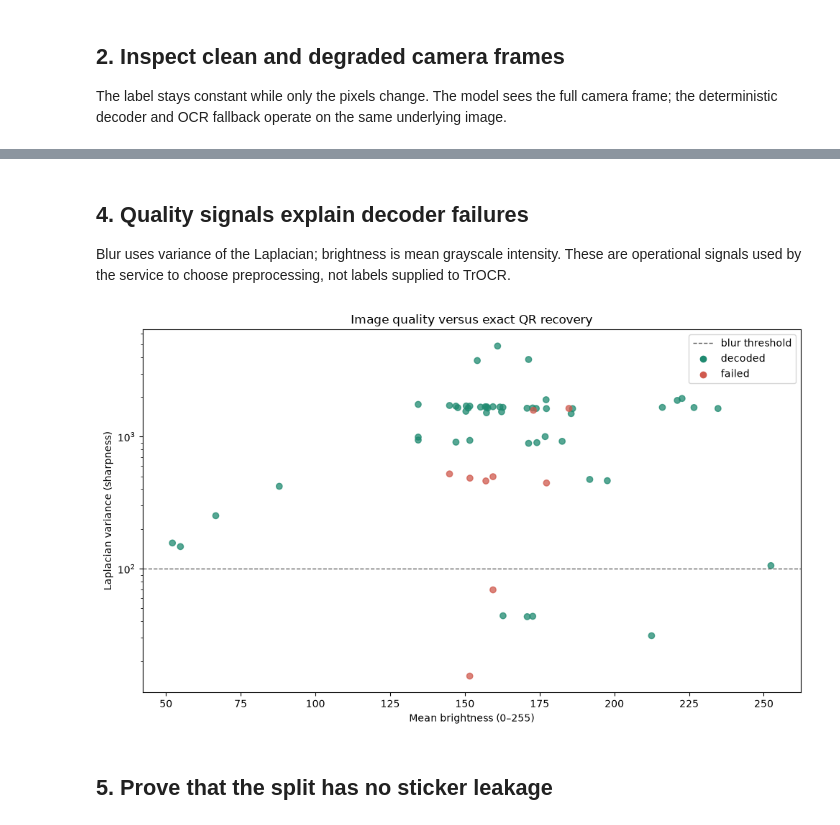
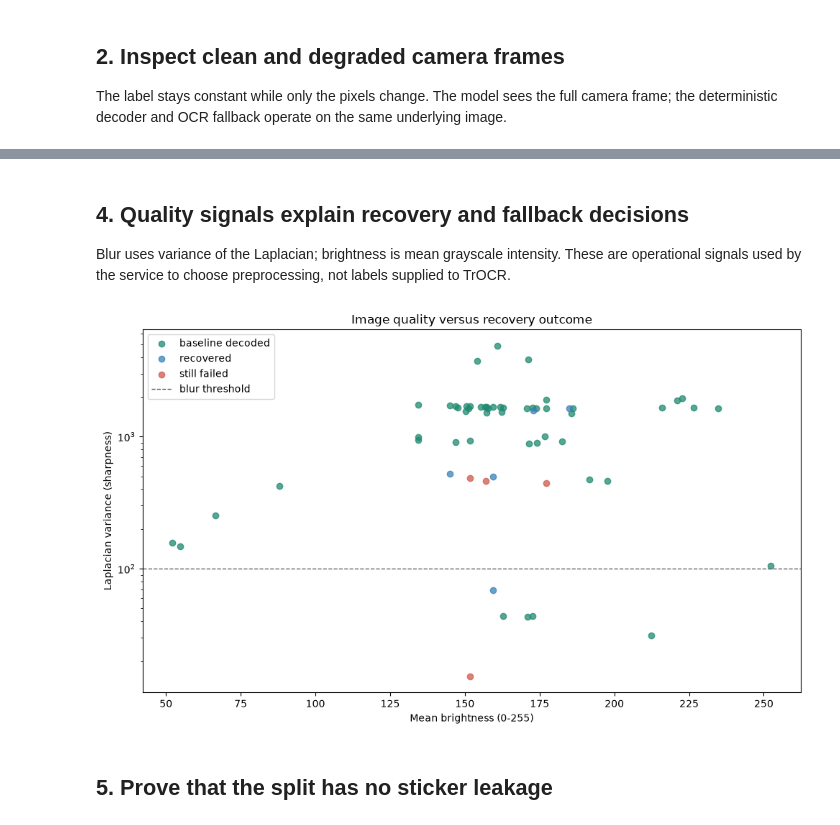
Before and after one commit to siddiqueMangi2003/tap-electric-qr-recovery, a Jupyter notebook: notebooks/hybrid_dataset_demo.ipynb, the cells around one changed output, grey strips where cells are left out. Saved outputs shown, nothing was run; the diff lists cells and outputs as text; code cells hidden in the pictures.

```diff
--- a/notebooks/hybrid_dataset_demo.ipynb
+++ b/notebooks/hybrid_dataset_demo.ipynb
@@ -169,22 +186,35 @@ degradation_report.style.format({'recovery': '{:.1%}'})
 # %% [markdown]
-## 4. Quality signals explain decoder failures
+## 4. Quality signals explain recovery and fallback decisions
 
 Blur uses variance of the Laplacian; brightness is mean grayscale intensity. These are operational signals used by the service to choose preprocessing, not labels supplied to TrOCR.
 # %%
-colors = samples['native_qr_success'].map({True: '#1f8a70', False: '#d05a4e'})
+recovery_status = pd.Series('still failed', index=samples.index)
+recovery_status.loc[samples['recovered_qr_success']] = 'recovered'
+recovery_status.loc[samples['native_qr_success']] = 'baseline decoded'
+plot_samples = samples.assign(recovery_status=recovery_status)
+status_colors = {
+    'baseline decoded': '#1f8a70',
+    'recovered': '#3b82b8',
+    'still failed': '#d05a4e',
+}
 fig, axis = plt.subplots(figsize=(10, 6))
-axis.scatter(samples['brightness_score'], samples['blur_score'], c=colors, alpha=0.75)
+for status, group in plot_samples.groupby('recovery_status'):
+    axis.scatter(
+        group['brightness_score'],
+        group['blur_score'],
+        c=status_colors[status],
+        label=status,
+        alpha=0.75,
+    )
 axis.axhline(100, color='#666666', linestyle='--', linewidth=1, label='blur threshold')
-axis.set_xlabel('Mean brightness (0–255)')
+axis.set_xlabel('Mean brightness (0-255)')
 axis.set_ylabel('Laplacian variance (sharpness)')
 axis.set_yscale('log')
-axis.set_title('Image quality versus exact QR recovery')
-axis.scatter([], [], c='#1f8a70', label='decoded')
-axis.scatter([], [], c='#d05a4e', label='failed')
+axis.set_title('Image quality versus recovery outcome')
 axis.legend()
 plt.tight_layout()
 # %% [output]
-[figure, old version]
+[figure, new version]
 # %% [markdown]
 ## 5. Prove that the split has no sticker leakage
 # %%
```
Also changed, not shown: parts of 7 cells of this notebook, 7 other files.
